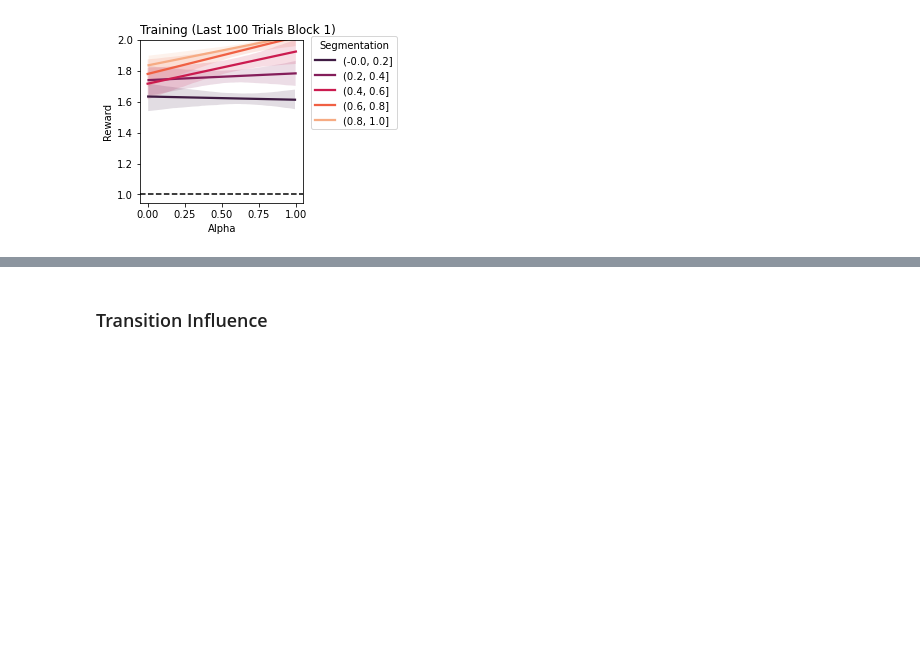
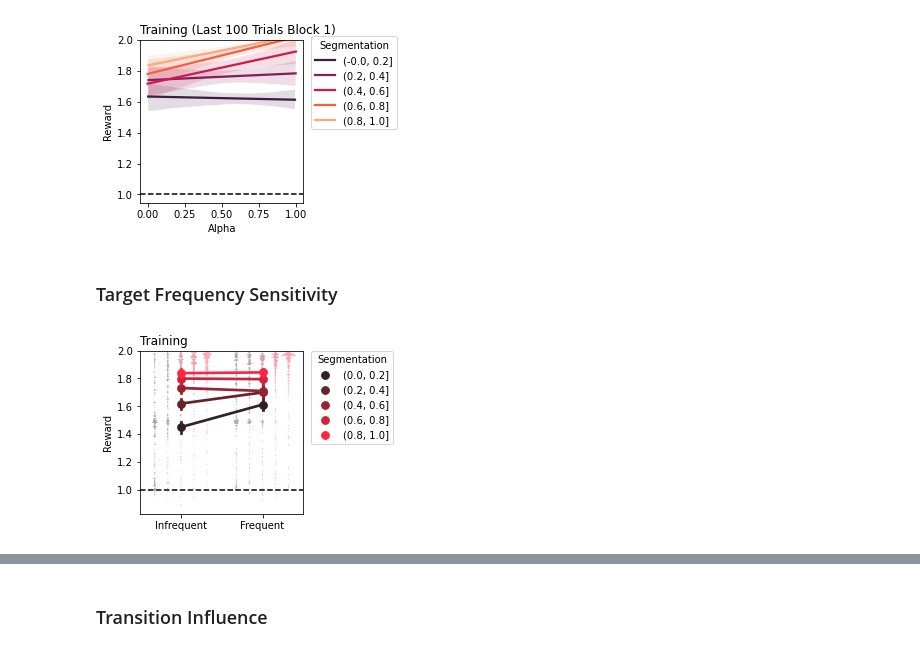
Before and after one commit to BakkourLabRepo/feat-predict_models, a Jupyter notebook: notebooks/exp_2/simulations.ipynb, the cells around one changed output, grey strips where cells are left out. Saved outputs shown, nothing was run; the diff lists cells and outputs as text; code cells hidden in the pictures; blank space fills up the shorter version.

```diff
--- a/notebooks/exp_2/simulations.ipynb
+++ b/notebooks/exp_2/simulations.ipynb
@@ -185,8 +185,8 @@ def round_interval_labels(interval_series, n):
     """
     return interval_series.apply(
         lambda x: pd.Interval(
-            round(x.left, n),
-            round(x.right, n)
+            np.abs(round(x.left, n)),
+            np.abs(round(x.right, n))
         )
     )
 
@@ -874,3 +875,41 @@ plot_param_interaction(
 [figure]
 [figure]
 [figure]
+# %% [markdown]
+### Target Frequency Sensitivity
+# %%
+plot_df = ff_training_df[['id', 'segmentation_bin', 'freq', 'reward']]
+plot_df = plot_df.groupby(['id', 'segmentation_bin', 'freq'])
+plot_df = plot_df.mean().reset_index()
+plot_df = plot_df.dropna().reset_index()
+
+fig, ax = plt.subplots(figsize=(4, 3))
+ax.axhline(1, color='black', linestyle='--', zorder=0)
+sns.swarmplot(
+    data = plot_df,
+    x = 'freq',
+    y = 'reward',
+    hue = 'segmentation_bin',
+    s = .75,
+    alpha = .5,
+    palette = sns.color_palette(f'dark:{MODEL_COLORS["ff"]}', N_PARAM_BINS),
+    dodge = True,
+    zorder = 0
+)
+sns.pointplot(
+    data = plot_df,
+    x = 'freq',
+    y = 'reward',
+    hue = 'segmentation_bin',
+    palette = sns.color_palette(f'dark:{MODEL_COLORS["ff"]}', N_PARAM_BINS),
+)
+handles, labels = plt.gca().get_legend_handles_labels()
+ax.legend(handles[:5], labels[:5], title='Segmentation', loc=(1.05, .43))
+ax.set_xlabel(None)
+ax.set_xticklabels(['Infrequent', 'Frequent'])
+ax.set_ylabel('Reward')
+ax.set_title('Training', loc='left')
+ax.set_ylim(None, 2)
+set_axis_ratio(ax)
+# %% [output]
+[figure, added]
```
Also changed, not shown: parts of 14 cells of this notebook.
